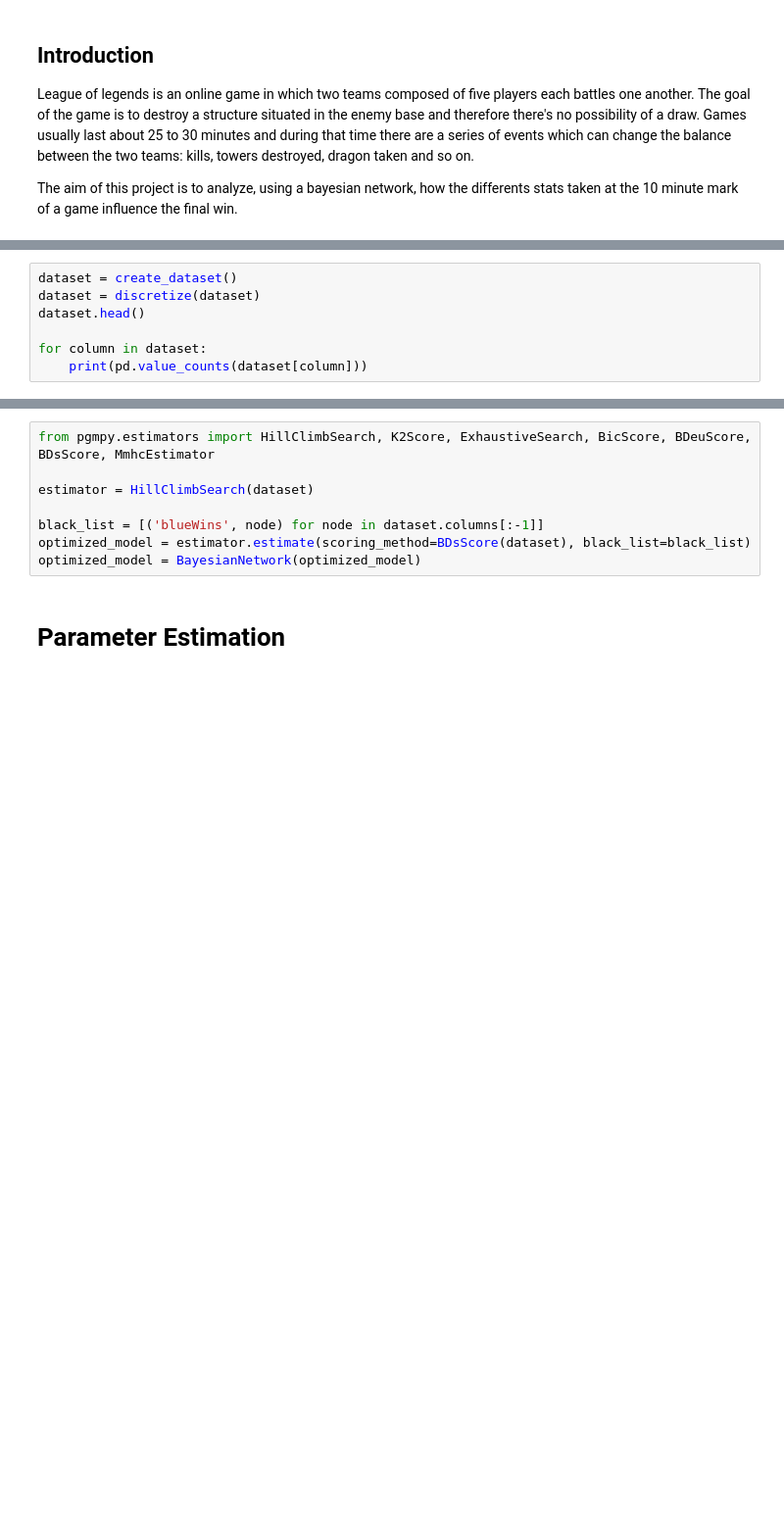
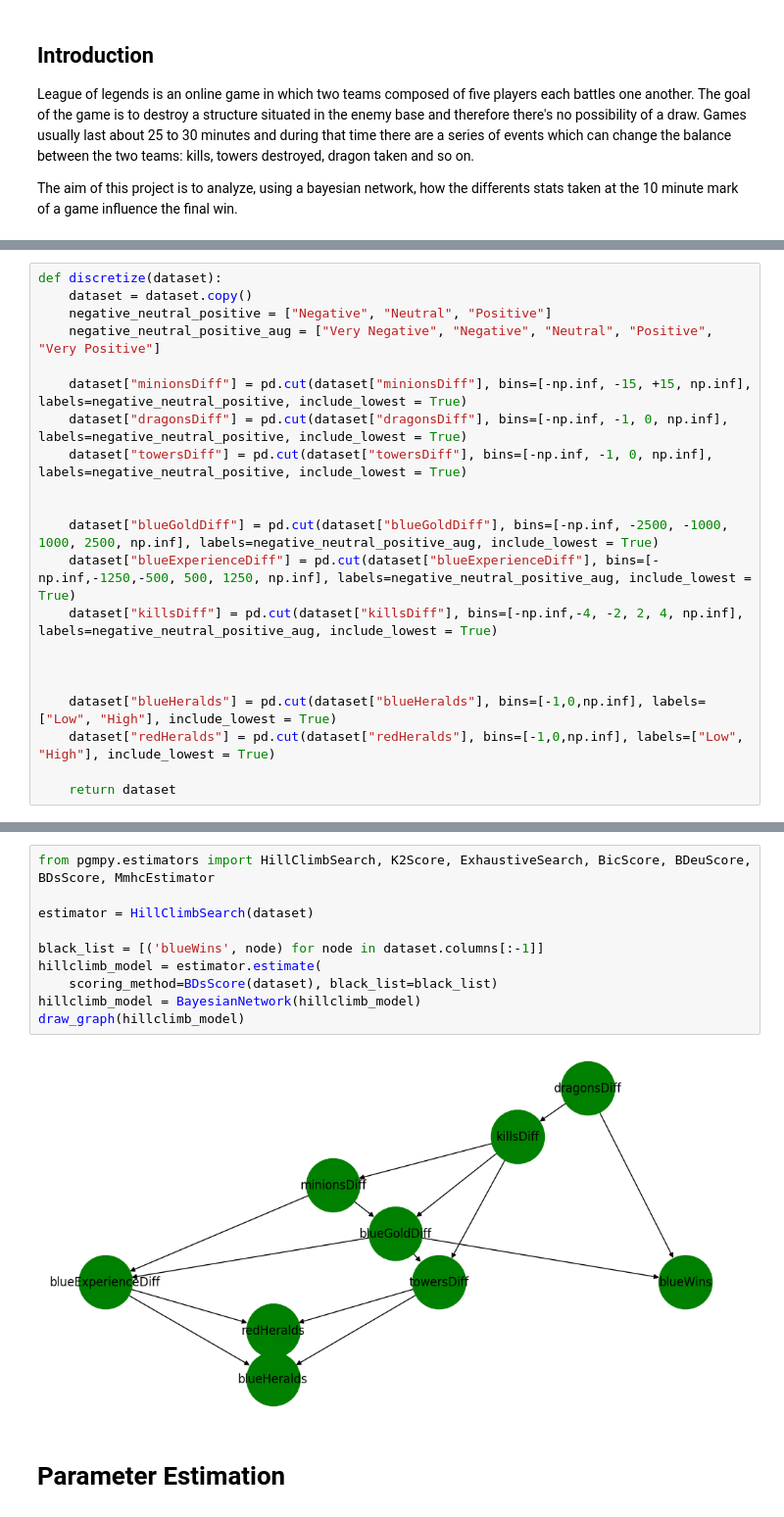
Before and after one commit to elements72/FAIKR-M3, a Jupyter notebook: lol.ipynb, the cells around one changed output, grey strips where cells are left out. Shown: that part at 98% size. Saved outputs shown, nothing was run; the diff lists cells and outputs as text; blank space fills up the shorter version.

```diff
--- a/lol.ipynb
+++ b/lol.ipynb
@@ -9,0 +51,21 @@ from pgmpy.factors.discrete import TabularCPD
+# %%
+def discretize(dataset):
+    dataset = dataset.copy()
+    negative_neutral_positive = ["Negative", "Neutral", "Positive"]
+    negative_neutral_positive_aug = ["Very Negative", "Negative", "Neutral", "Positive", "Very Positive"]
+
+    dataset["minionsDiff"] = pd.cut(dataset["minionsDiff"], bins=[-np.inf, -15, +15, np.inf], labels=negative_neutral_positive, include_lowest = True)
+    dataset["dragonsDiff"] = pd.cut(dataset["dragonsDiff"], bins=[-np.inf, -1, 0, np.inf], labels=negative_neutral_positive, include_lowest = True)
+    dataset["towersDiff"] = pd.cut(dataset["towersDiff"], bins=[-np.inf, -1, 0, np.inf], labels=negative_neutral_positive, include_lowest = True)
+
+
+    dataset["blueGoldDiff"] = pd.cut(dataset["blueGoldDiff"], bins=[-np.inf, -2500, -1000, 1000, 2500, np.inf], labels=negative_neutral_positive_aug, include_lowest = True)
+    dataset["blueExperienceDiff"] = pd.cut(dataset["blueExperienceDiff"], bins=[-np.inf,-1250,-500, 500, 1250, np.inf], labels=negative_neutral_positive_aug, include_lowest = True)
+    dataset["killsDiff"] = pd.cut(dataset["killsDiff"], bins=[-np.inf,-4, -2, 2, 4, np.inf], labels=negative_neutral_positive_aug, include_lowest = True)
+
+
+
+    dataset["blueHeralds"] = pd.cut(dataset["blueHeralds"], bins=[-1,0,np.inf], labels=["Low", "High"], include_lowest = True)
+    dataset["redHeralds"] = pd.cut(dataset["redHeralds"], bins=[-1,0,np.inf], labels=["Low", "High"], include_lowest = True)
+
+    return dataset
@@ -68,7 +159,0 @@ def discretize(dataset):
-# %%
-dataset = create_dataset()
-dataset = discretize(dataset)
-dataset.head()
-
-for column in dataset:
-    print(pd.value_counts(dataset[column]))
@@ -95,11 +162,15 @@ Name: towersDiff, dtype: int64
 # %%
 from pgmpy.estimators import HillClimbSearch, K2Score, ExhaustiveSearch, BicScore, BDeuScore, BDsScore, MmhcEstimator
 
 estimator = HillClimbSearch(dataset)
 
 black_list = [('blueWins', node) for node in dataset.columns[:-1]]
-optimized_model = estimator.estimate(scoring_method=BDsScore(dataset), black_list=black_list)
-optimized_model = BayesianNetwork(optimized_model)
+hillclimb_model = estimator.estimate(
+    scoring_method=BDsScore(dataset), black_list=black_list)
+hillclimb_model = BayesianNetwork(hillclimb_model)
+draw_graph(hillclimb_model)
+# %% [output]
+[figure, added]
 # %% [markdown]
 # Parameter Estimation
 # %%
```
Also changed, not shown: parts of 30 cells of this notebook, 1 other file.
